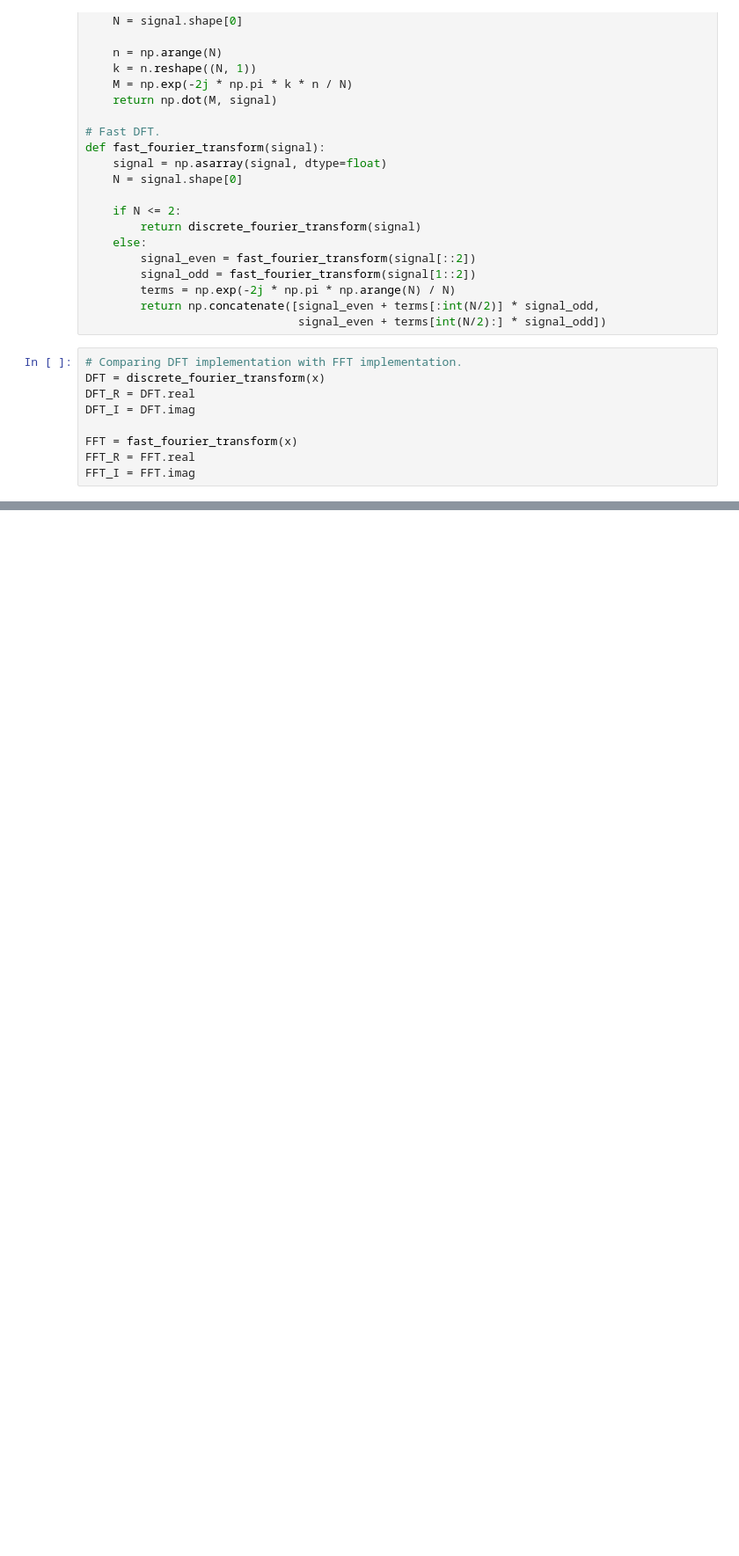
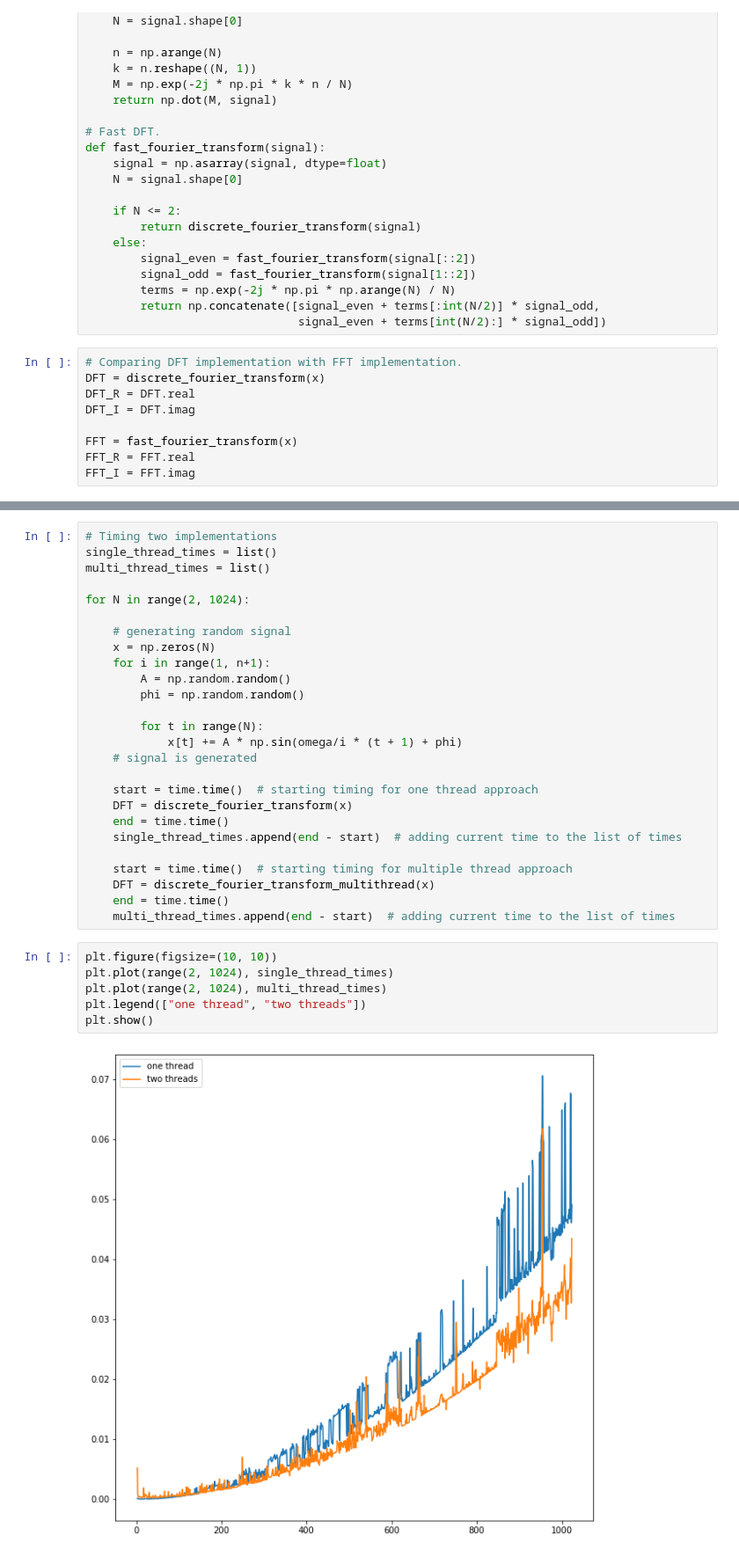
Before and after one commit to dmkirichen/rts_lab4, a Jupyter notebook: lab4.ipynb, the cells around one changed output, grey strips where cells are left out. Shown: that part at 88% size. Drawn from its saved outputs; the diff is of its cells as text; blank space fills up the shorter version.

```diff
--- a/lab4.ipynb
+++ b/lab4.ipynb
@@ -69,0 +122,34 @@ plt.show()
+# %%
+# Timing two implementations
+single_thread_times = list()
+multi_thread_times = list()
+
+for N in range(2, 1024):
+
+    # generating random signal
+    x = np.zeros(N)
+    for i in range(1, n+1):
+        A = np.random.random()
+        phi = np.random.random()
+
+        for t in range(N):
+            x[t] += A * np.sin(omega/i * (t + 1) + phi)
+    # signal is generated
+
+    start = time.time()  # starting timing for one thread approach
+    DFT = discrete_fourier_transform(x)
+    end = time.time()
+    single_thread_times.append(end - start)  # adding current time to the list of times
+
+    start = time.time()  # starting timing for multiple thread approach
+    DFT = discrete_fourier_transform_multithread(x)
+    end = time.time()
+    multi_thread_times.append(end - start)  # adding current time to the list of times
+# %%
+plt.figure(figsize=(10, 10))
+plt.plot(range(2, 1024), single_thread_times)
+plt.plot(range(2, 1024), multi_thread_times)
+plt.legend(["one thread", "two threads"])
+plt.show()
+# %% [output]
+[figure, added]
```
Also changed, not shown: parts of 6 cells of this notebook.
